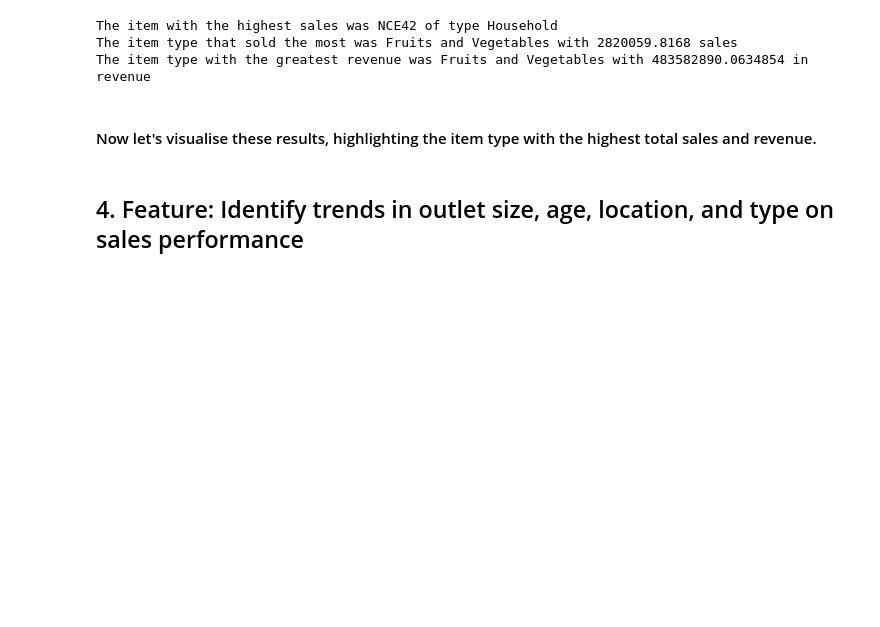
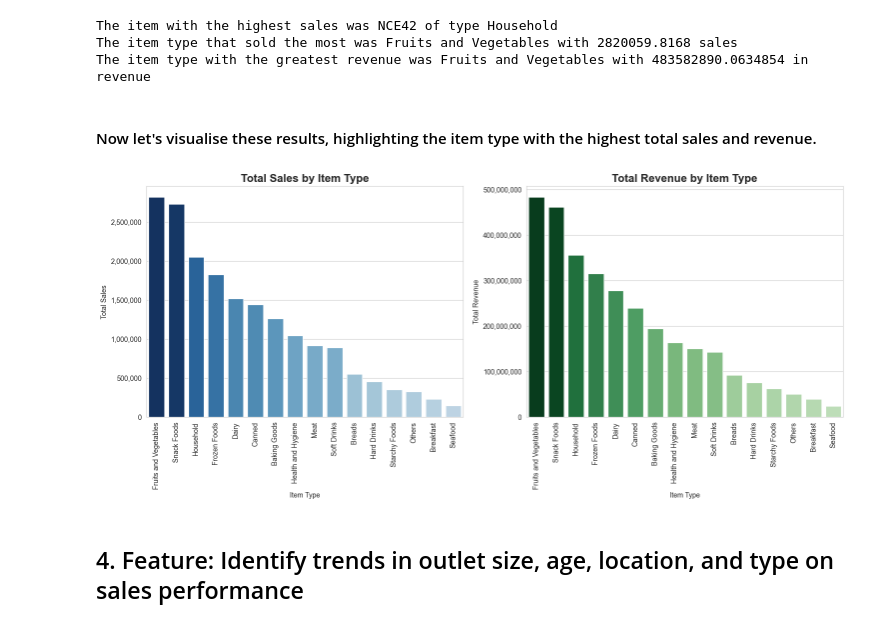
Before and after one commit to JohnK-au/Big-Mart-Data-Science-Project, a Jupyter notebook: scripts/Big-Mart-Analysis.ipynb, the cells around one changed output. Drawn from its saved outputs; the diff is of its cells as text; code cells hidden in the pictures; blank space fills up the shorter version.

Commit message:
Feature: Added visual for item type sales and revenue number.

```diff
--- a/scripts/Big-Mart-Analysis.ipynb
+++ b/scripts/Big-Mart-Analysis.ipynb
@@ -273,7 +273,9 @@ def sales_analysis_mine(df):
     print(f'The item type that sold the most was {sorted_sales_by_group.index[0]} with {sorted_sales_by_group.iloc[0]} sales')
     print(f'The item type with the greatest revenue was {sorted_revenue_by_group.index[0]} with {sorted_revenue_by_group.iloc[0]} in revenue')
 
-sales_analysis_mine(df_groceries)
+    return sorted_sales_by_group, sorted_revenue_by_group
+
+item_type_sales, item_type_revenue = sales_analysis_mine(df_groceries)
 # %% [output]
 The item with the highest sales was NCE42 of type Household
 The item type that sold the most was Fruits and Vegetables with 2820059.8168 sales
@@ -282,6 +284,41 @@ The item type with the greatest revenue was Fruits and Vegetables with 483582890
 #### Now let's visualise these results, highlighting the item type with the highest total sales and revenue.
 # %%
 # Matplotlib and Seaborn visualisation of the item type with the most sales and greatest revenue
+# Let's create a bar plot showing the total sales and total revenue for each item type, highlighting the top-selling and highest-revenue item types.
+
+sns.set_style("whitegrid")
+fig, axes = plt.subplots(1, 2, figsize=(18, 6))
+
+cmap_blue = plt.cm.Blues
+cmap_green = plt.cm.Greens
+
+# Compute bar colors scaled to value — higher value maps to darker shade
+def value_color(series, color):
+    norm = (series - series.min()) / (series.max() - series.min())
+    return [color(0.3 + 0.7 * v) for v in norm]
+
+
+# Total Sales by Item Type
+sns.barplot(x=item_type_sales.index, y=item_type_sales.values,
+            hue=item_type_sales.index, palette=value_color(item_type_sales, cmap_blue), ax=axes[0])
+axes[0].set_title("Total Sales by Item Type", fontweight='bold', fontsize=16)
+axes[0].tick_params(axis='x', rotation=90)
+axes[0].yaxis.set_major_formatter(plt.FuncFormatter(lambda x, _: f'{x:,.0f}'))
+axes[0].set_xlabel("Item Type")
+axes[0].set_ylabel("Total Sales")
+
+# Total Revenue by Item Type
+sns.barplot(x=item_type_revenue.index, y=item_type_revenue.values,
+            hue=item_type_revenue.index, palette=value_color(item_type_revenue, cmap_green), ax=axes[1])
+axes[1].set_title("Total Revenue by Item Type", fontweight='bold', fontsize=16)
+axes[1].tick_params(axis='x', rotation=90)
+axes[1].yaxis.set_major_formatter(plt.FuncFormatter(lambda x, _: f'{x:,.0f}'))
+axes[1].set_xlabel("Item Type")
+axes[1].set_ylabel("Total Revenue")
+
+plt.show()
+# %% [output]
+[figure, added]
 # %% [markdown]
 ## 4. Feature: Identify trends in outlet size, age, location, and type on sales performance
 # %% [markdown]
```
